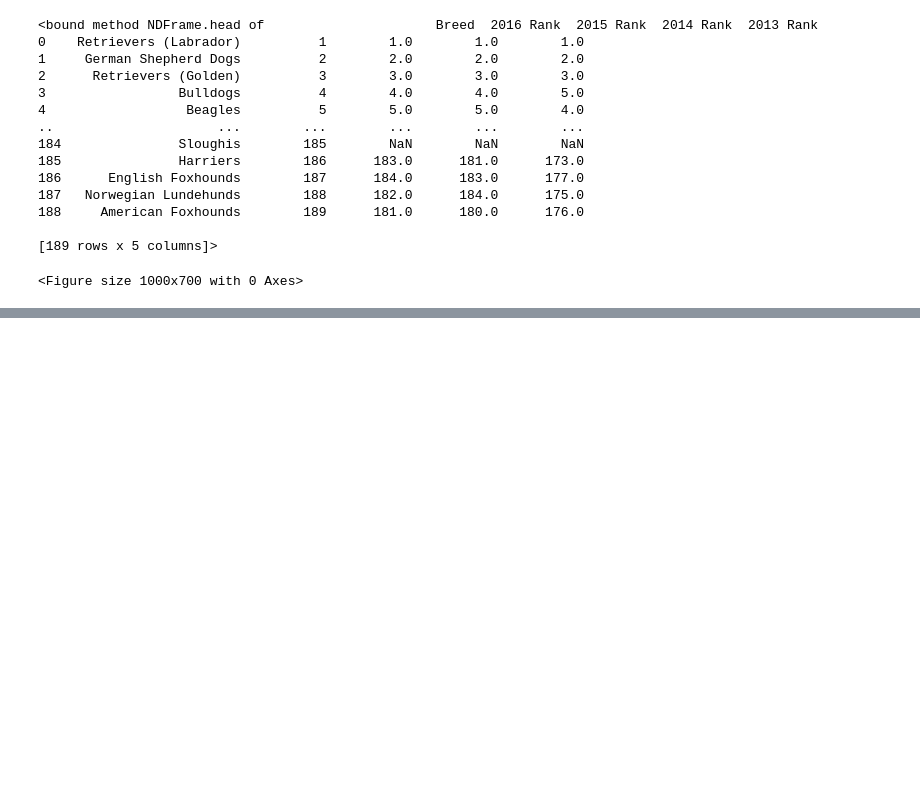
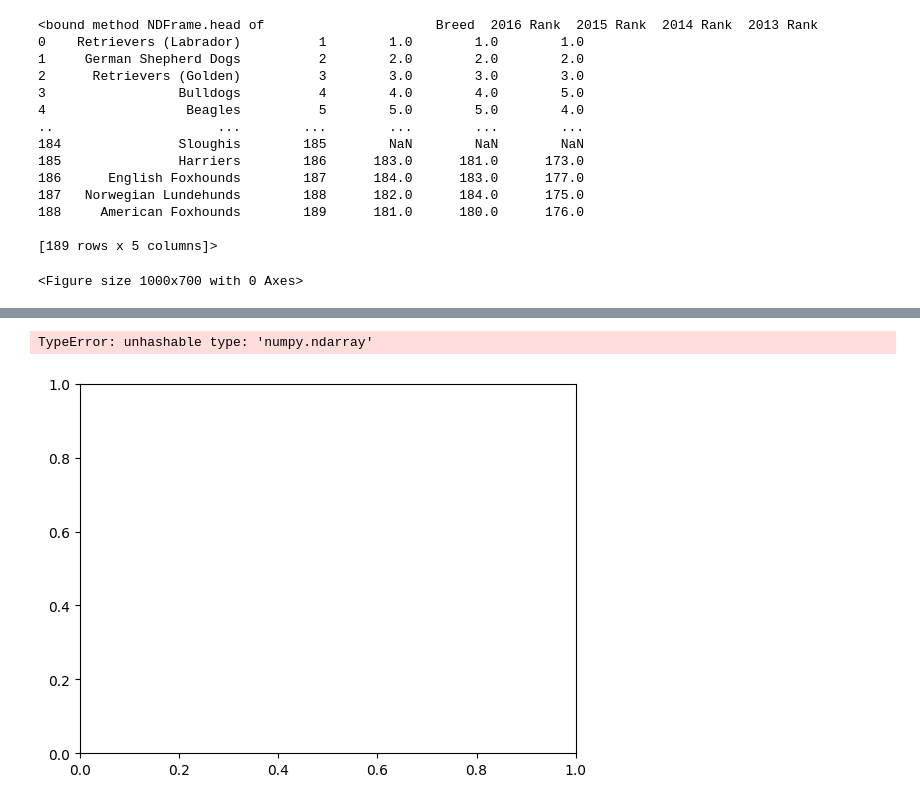
Before and after one commit to Rl5cott/Final_Project, a Jupyter notebook: Popular_dogs.ipynb, the cells around one changed output, grey strips where cells are left out. Saved outputs shown, nothing was run; the diff lists cells and outputs as text; code cells hidden in the pictures; blank space fills up the shorter version.

```diff
--- a/Popular_dogs.ipynb
+++ b/Popular_dogs.ipynb
@@ -113,0 +122,4 @@ plt.show()
+# %%
+# initializing the data
+Y = ["2016 Rank, 2015 Rank, 2014 Rank, 2013 Rank"]
+X = [Breed]
@@ -113,0 +133,6 @@ plt.show()
+# %%
+# plotting the data
+plt.plot(X,Y)
+# %% [output]
+TypeError: unhashable type: 'numpy.ndarray'
+[figure, added]
```
Also changed, not shown: parts of 5 cells of this notebook, 1 other file.
